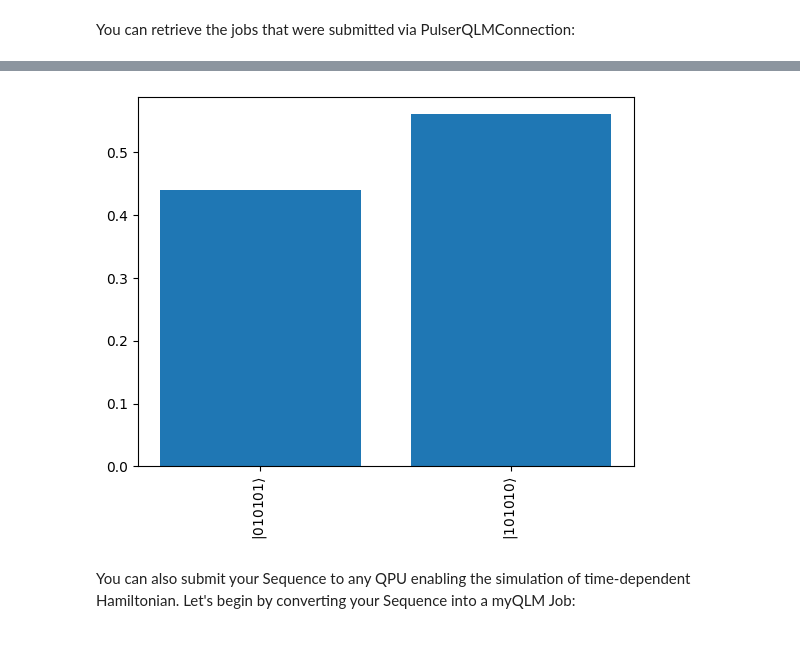
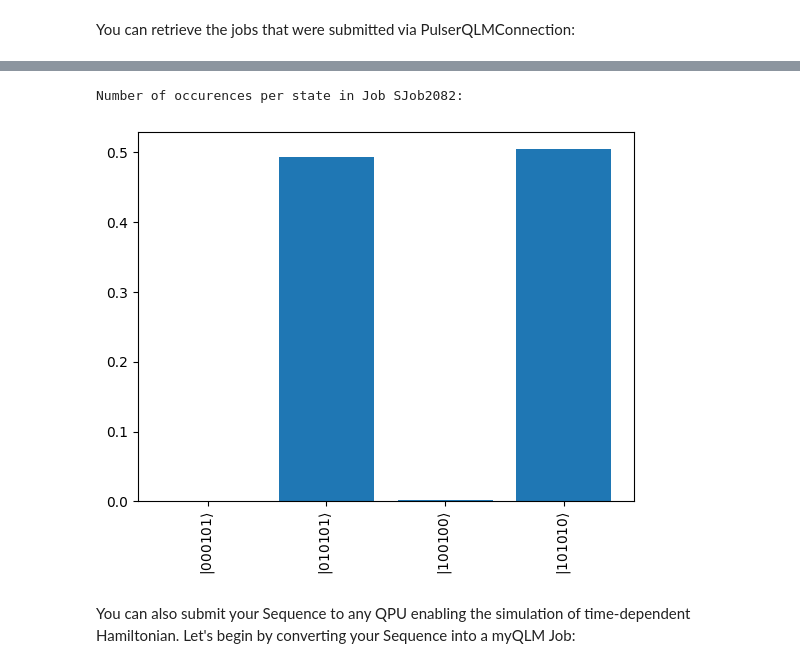
Before and after one commit to pasqal-io/Pulser-myQLM, a Jupyter notebook: tutorials/Submitting AFM state prep to QPU.ipynb, the cells around one changed output, grey strips where cells are left out. Saved outputs shown, nothing was run; the diff lists cells and outputs as text; code cells hidden in the pictures.

```diff
--- a/tutorials/Submitting AFM state prep to QPU.ipynb
+++ b/tutorials/Submitting AFM state prep to QPU.ipynb
@@ -174,7 +176,10 @@ BatchResult(results=[Result(raw_data=[Sample(_state=b'\x15', probability=0.44, _
-# %%
-qlm_conn.get_job(result.batch_id).get_result()[0].plot()
-# %% [output]
-[figure, removed]
+# %%
+for job_id in result.job_ids:
+    print(f"Number of occurences per state in Job {job_id}:")
+    qlm_conn.get_job(job_id).get_result().plot()
+# %% [output]
+Number of occurences per state in Job SJob2082:
+[figure, added]
 # %% [markdown]
 You can also submit your Sequence to any QPU enabling the simulation of time-dependent Hamiltonian. Let's begin by converting your Sequence into a myQLM Job:
 # %%
```
Also changed, not shown: parts of 8 cells of this notebook, 1 other file.
